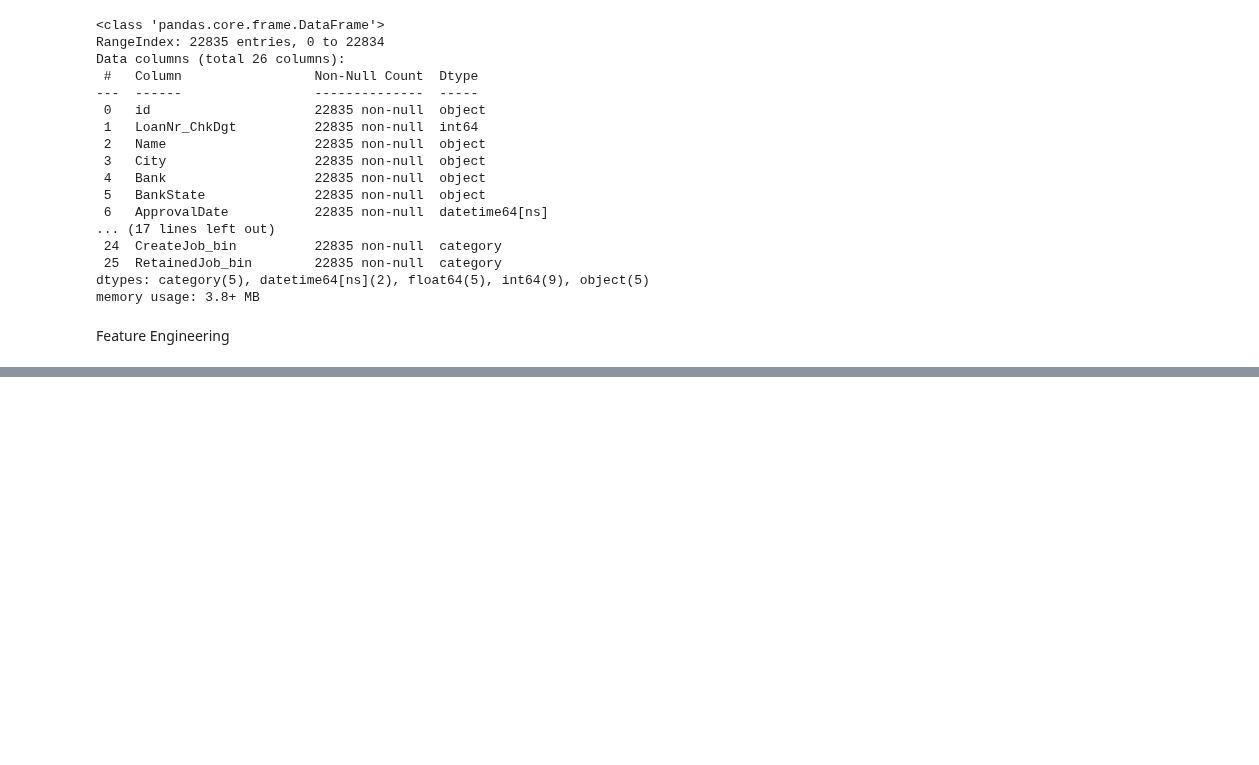
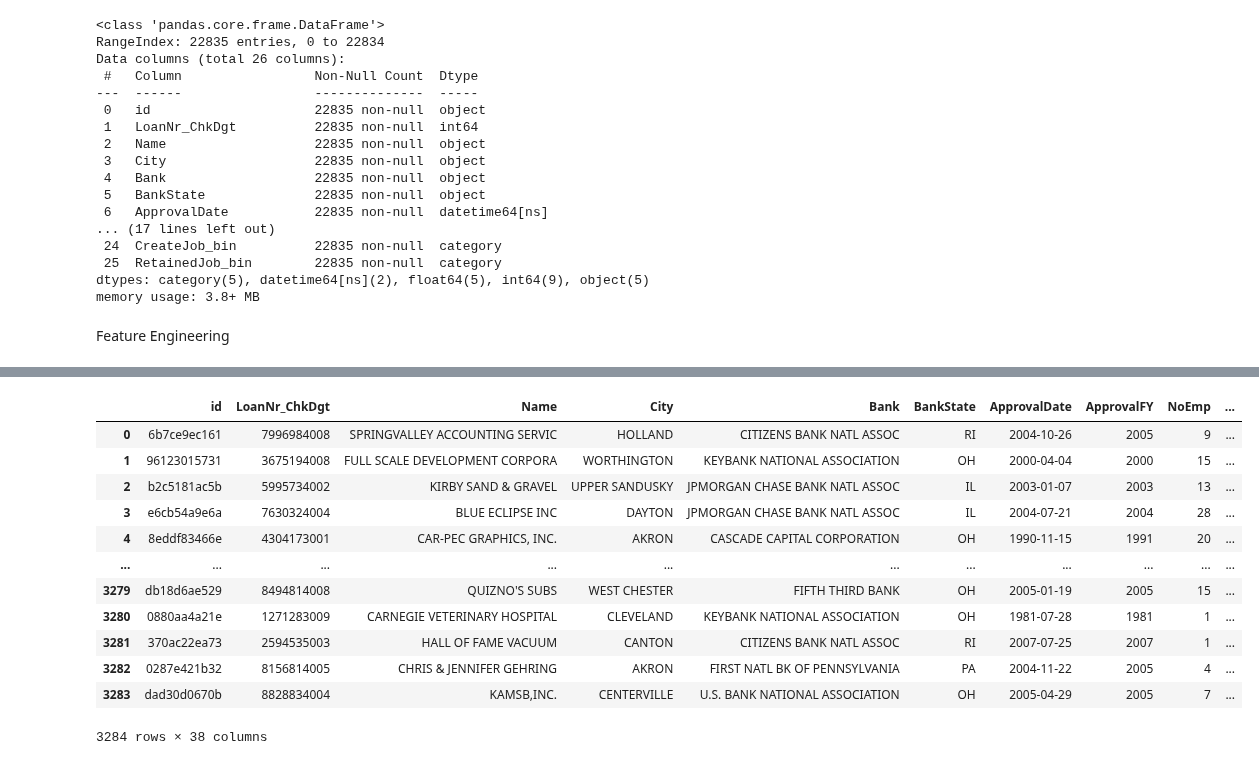
Before and after one commit to ananags/LBBYs, a Jupyter notebook: notebooks/2_preprocesado/2.3_preporcesado.ipynb, the cells around one changed output, grey strips where cells are left out. Drawn from its saved outputs; the diff is of its cells as text; code cells hidden in the pictures; blank space fills up the shorter version.

```diff
--- a/notebooks/2_preprocesado/2.3_preporcesado.ipynb
+++ b/notebooks/2_preprocesado/2.3_preporcesado.ipynb
@@ -6,6 +6,6 @@ Este es un procesado de los datos a partir del preprocesado inicial. Se tomara d
 import pandas as pd
 import numpy as np
 # %%
-df_train = pd.read_csv('../../data/processed/df_train.csv')
-df_test =  pd.read_csv('../../data/processed/df_test_nolabel.csv')
+train_train = pd.read_csv('../../data/processed/train_train.csv')
+train_test =  pd.read_csv('../../data/processed/train_test_nolabel.csv')
 # %%
@@ -25,8 +25,8 @@ import pandas as pd
 import numpy as np
 
 # Copias de trabajo para no modificar los originales
-train = df_train.copy()
-test = df_test.copy()
+train = train_train.copy()
+test = train_test.copy()
 
 ### ─────────────────────────────
 ### 1. Eliminar columna 'State' (sin variabilidad)
@@ -70,7 +70,7 @@ test['BankState_enc'] = test['BankState'].map(state_mapping)
 def bin_variable(df_train, df_test, column_name, bins, labels):
     bin_col_name = f"{column_name}_bin"
     df_train[bin_col_name] = pd.cut(df_train[column_name], bins=bins, labels=labels, include_lowest=True)
-    df_test[bin_col_name] = pd.cut(df_test[column_name], bins=bins, labels=labels, include_lowest=True)
+    train_test[bin_col_name] = pd.cut(train_test[column_name], bins=bins, labels=labels, include_lowest=True)
     return bin_col_name
 
 # DisbursementGross (basado en percentiles observados)
@@ -170,0 +223,16 @@ test.to_csv('df_test_v2.3.csv')
+# %%
+test
+# %% [output]
+|  | id | LoanNr_ChkDgt | Name | City | Bank | BankState | ApprovalDate | ApprovalFY | NoEmp | ... |
+| 0 | 6b7ce9ec161 | 7996984008 | SPRINGVALLEY ACCOUNTING SERVIC | HOLLAND | CITIZENS BANK NATL ASSOC | RI | 2004-10-26 | 2005 | 9 | ... |
+| 1 | 96123015731 | 3675194008 | FULL SCALE DEVELOPMENT CORPORA | WORTHINGTON | KEYBANK NATIONAL ASSOCIATION | OH | 2000-04-04 | 2000 | 15 | ... |
+| 2 | b2c5181ac5b | 5995734002 | KIRBY SAND & GRAVEL | UPPER SANDUSKY | JPMORGAN CHASE BANK NATL ASSOC | IL | 2003-01-07 | 2003 | 13 | ... |
+| 3 | e6cb54a9e6a | 7630324004 | BLUE ECLIPSE INC | DAYTON | JPMORGAN CHASE BANK NATL ASSOC | IL | 2004-07-21 | 2004 | 28 | ... |
+| 4 | 8eddf83466e | 4304173001 | CAR-PEC GRAPHICS, INC. | AKRON | CASCADE CAPITAL CORPORATION | OH | 1990-11-15 | 1991 | 20 | ... |
+| ... | ... | ... | ... | ... | ... | ... | ... | ... | ... | ... |
+| 3279 | db18d6ae529 | 8494814008 | QUIZNO'S SUBS | WEST CHESTER | FIFTH THIRD BANK | OH | 2005-01-19 | 2005 | 15 | ... |
+| 3280 | 0880aa4a21e | 1271283009 | CARNEGIE VETERINARY HOSPITAL | CLEVELAND | KEYBANK NATIONAL ASSOCIATION | OH | 1981-07-28 | 1981 | 1 | ... |
+| 3281 | 370ac22ea73 | 2594535003 | HALL OF FAME VACUUM | CANTON | CITIZENS BANK NATL ASSOC | RI | 2007-07-25 | 2007 | 1 | ... |
+| 3282 | 0287e421b32 | 8156814005 | CHRIS & JENNIFER GEHRING | AKRON | FIRST NATL BK OF PENNSYLVANIA | PA | 2004-11-22 | 2005 | 4 | ... |
+| 3283 | dad30d0670b | 8828834004 | KAMSB,INC. | CENTERVILLE | U.S. BANK NATIONAL ASSOCIATION | OH | 2005-04-29 | 2005 | 7 | ... |
+3284 rows × 38 columns
```
Also changed, not shown: parts of 6 cells of this notebook, 2 other files.
